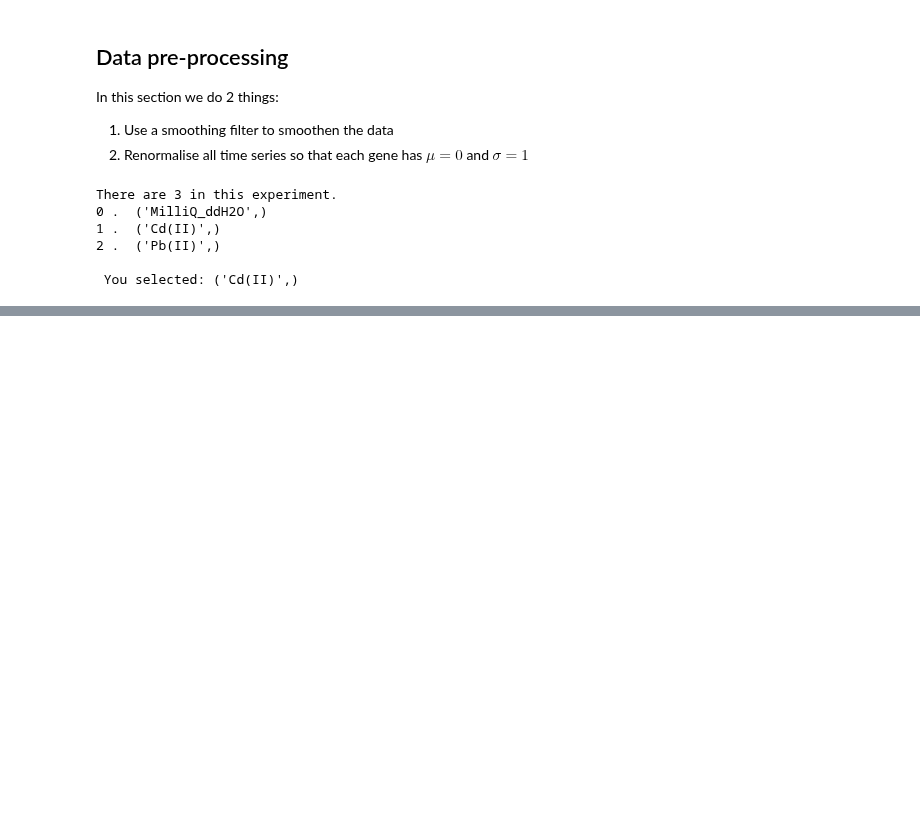
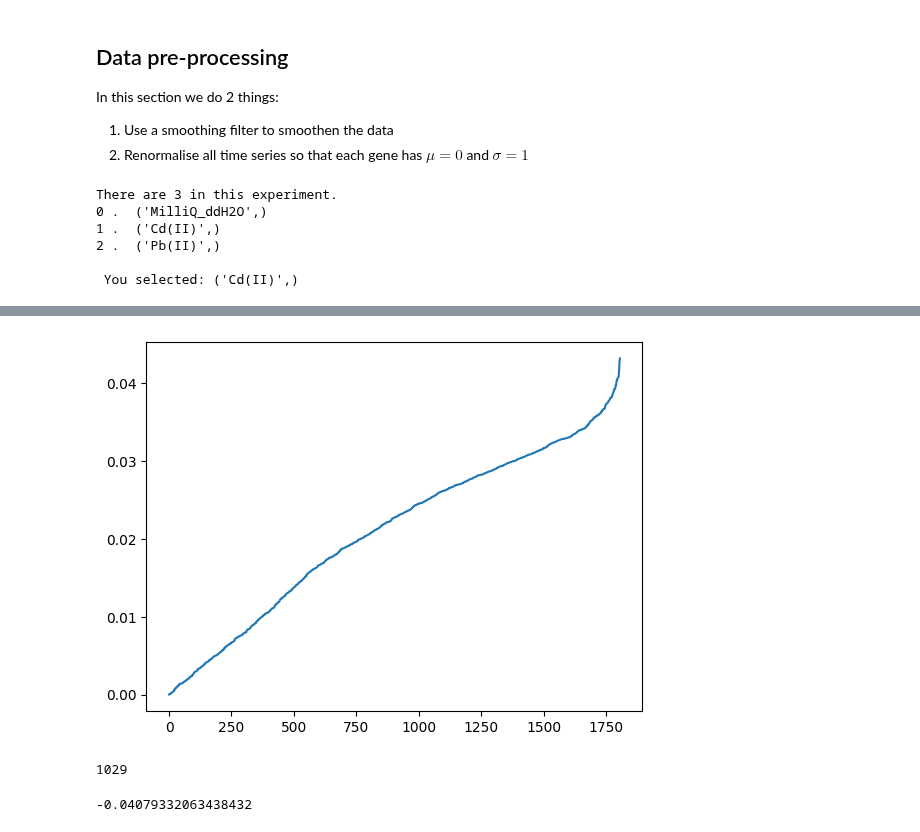
Before and after one commit to fmenol/transcriptome-dynamics-dmd-observability, a Jupyter notebook: chemchall_preprocess.ipynb, the cells around one changed output, grey strips where cells are left out. Saved outputs shown, nothing was run; the diff lists cells and outputs as text; code cells hidden in the pictures; blank space fills up the shorter version.

```diff
--- a/chemchall_preprocess.ipynb
+++ b/chemchall_preprocess.ipynb
@@ -201,0 +233,7 @@ data.shape
+# %%
+#In this section we compute the Gram matrix of the system
+from sensor_placement import gram_matrix
+
+nT = data_fs.shape[1]
+
+G = gram_matrix(A, data_fs[:,0,:], nT = nT, reduced = False)
@@ -201,0 +242,8 @@ data.shape
+# %%
+# compute eigendecomposition of the Gram matrices
+# right eigenvectors of G (columns of V) are rows of the gene sampling matrix
+import scipy as sp
+
+D, V = sp.linalg.eig(G,left=False,right=True)
+Dt,Vt = sp.linalg.eig(Gt,left=False,right=True)
+Dt_recon, Vt_recon = sp.linalg.eig(Gt_recon,left=False,right=True)
@@ -201,0 +254,24 @@ data.shape
+# %%
+# get gene sampling weights
+# W = Vt_recon[:,0:p].T
+W = V[:,0:1].T
+# W = V[:,1:2].T
+sorted_inds = list(np.argsort(np.abs(W[0,:]))) # based on top eigenvector only
+sorted_tags = [df.columns[x] for x in sorted_inds]
+Wsorted = deepcopy(W)[:,sorted_inds] # Used to generate percent rank of genes
+
+# normalize gene sampling weights
+gene_std = np.mean(np.std(data_fs,axis=2),axis=1)
+Wn = W[0]/( gene_std )
+sorted_inds_n = list(np.argsort(np.abs(Wn)))
+sorted_tags_n = [df.columns[x] for x in sorted_inds_n]
+Wsorted_n = deepcopy(Wn)[sorted_inds_n]
+
+# apply shrinkage to standard deviations based on sampling weights, then normalize
+z, cov = np.polyfit(x=W[0], y=gene_std, deg=2, cov=True)
+x_w = np.linspace(W[0].min(),W[0].max(),len(W[0]))
+std_x_w = z[0]*x_w**2+z[1]*x_w+z[2]
+Ws = W[0] / std_x_w # normalized via shrinkage estimated std
+sorted_inds_s = list(np.argsort(np.abs(Ws)))
+sorted_tags_s = [df.columns[x] for x in sorted_inds_s]
+Wsorted_s = deepcopy(Ws)[sorted_inds_s]
@@ -201,0 +354,5 @@ data.shape
+# %%
+plt.plot(np.abs(Wsorted[0]))
+plt.show()
+# %% [output]
+[figure, added]
@@ -201,0 +363,8 @@ data.shape
+# %%
+sorted_inds[1799]
+# %% [output]
+1029
+# %%
+W[0][1029]
+# %% [output]
+-0.04079332063438432
```
Also changed, not shown: parts of 17 cells of this notebook.
